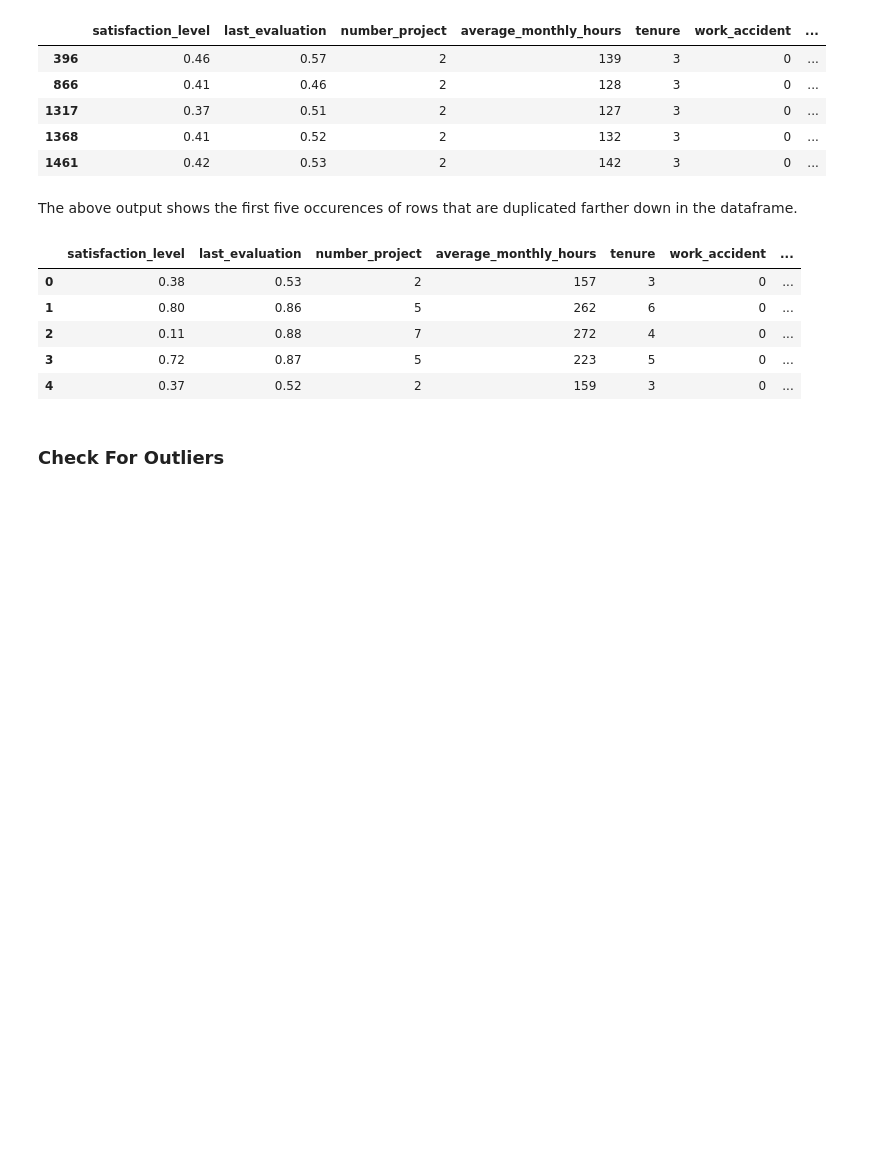
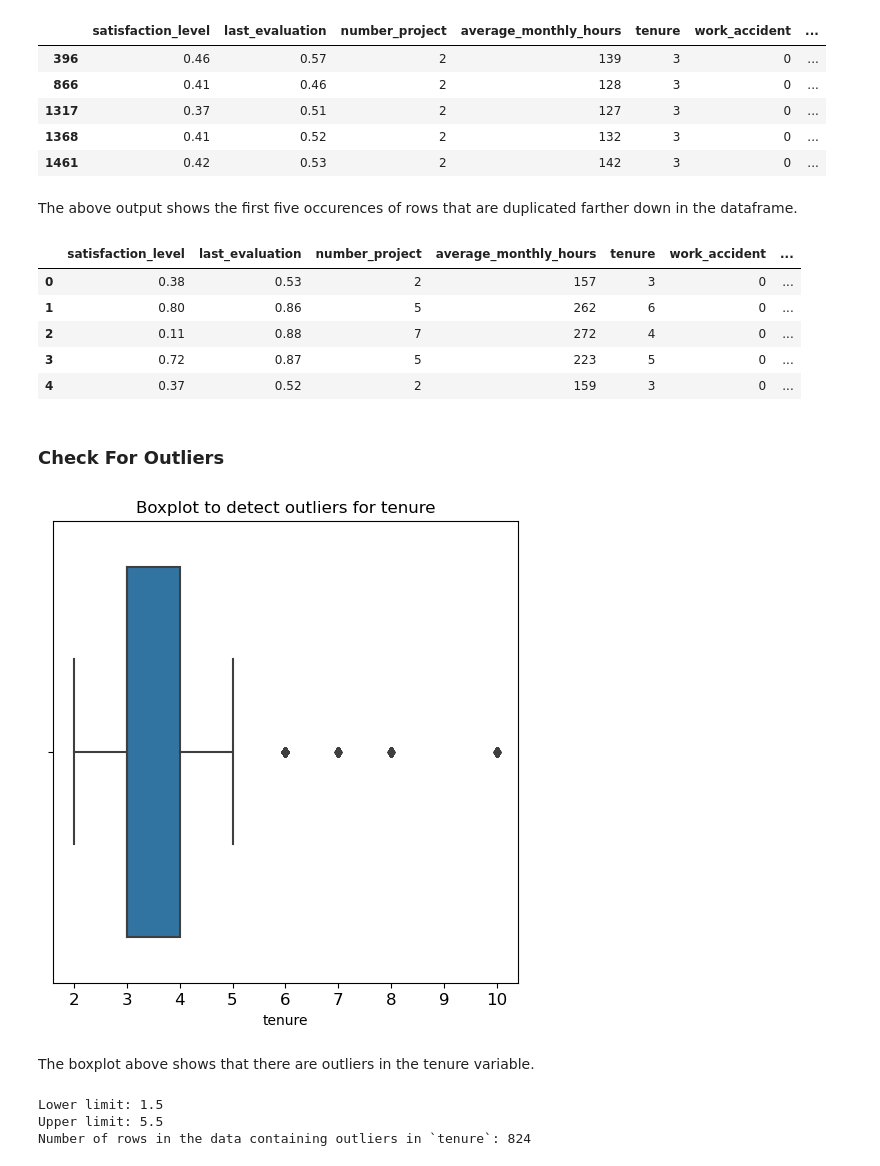
Before and after one commit to alishanstyles/HR-Capstone-Analysis, a Jupyter notebook: Untitled.ipynb, the cells around one changed output. Saved outputs shown, nothing was run; the diff lists cells and outputs as text; code cells hidden in the pictures; blank space fills up the shorter version.

Commit message:
checking for outliers

```diff
--- a/Untitled.ipynb
+++ b/Untitled.ipynb
@@ -144,3 +144,43 @@ df1.head()
 | 4 | 0.37 | 0.52 | 2 | 159 | 3 | 0 | ... |
 # %% [markdown]
 ### Check For Outliers
+# %%
+# Create a boxplot to visualize distribution of `tenure` and detect any outliers
+plt.figure(figsize=(6,6))
+plt.title('Boxplot to detect outliers for tenure', fontsize=12)
+plt.xticks(fontsize=12)
+plt.yticks(fontsize=12)
+sns.boxplot(x=df1['tenure'])
+plt.show()
+# %% [output]
+[figure, added]
+# %% [markdown]
+The boxplot above shows that there are outliers in the tenure variable.
+# %%
+# Determine the number of rows containing outliers
+### YOUR CODE HERE ###
+
+# Compute the 25th percentile value in `tenure`
+percentile25 = df1['tenure'].quantile(0.25)
+
+# Compute the 75th percentile value in `tenure`
+percentile75 = df1['tenure'].quantile(0.75)
+
+# Compute the interquartile range in `tenure`
+iqr = percentile75 - percentile25
+
+# Define the upper limit and lower limit for non-outlier values in `tenure`
+upper_limit = percentile75 + 1.5 * iqr
+lower_limit = percentile25 - 1.5 * iqr
+print("Lower limit:", lower_limit)
+print("Upper limit:", upper_limit)
+
+# Identify subset of data containing outliers in `tenure`
+outliers = df1[(df1['tenure'] > upper_limit) | (df1['tenure'] < lower_limit)]
+
+# Count how many rows in the data contain outliers in `tenure`
+print("Number of rows in the data containing outliers in `tenure`:", len(outliers))
+# %% [output]
+Lower limit: 1.5
+Upper limit: 5.5
+Number of rows in the data containing outliers in `tenure`: 824
```
Also changed, not shown: parts of 5 cells of this notebook.
